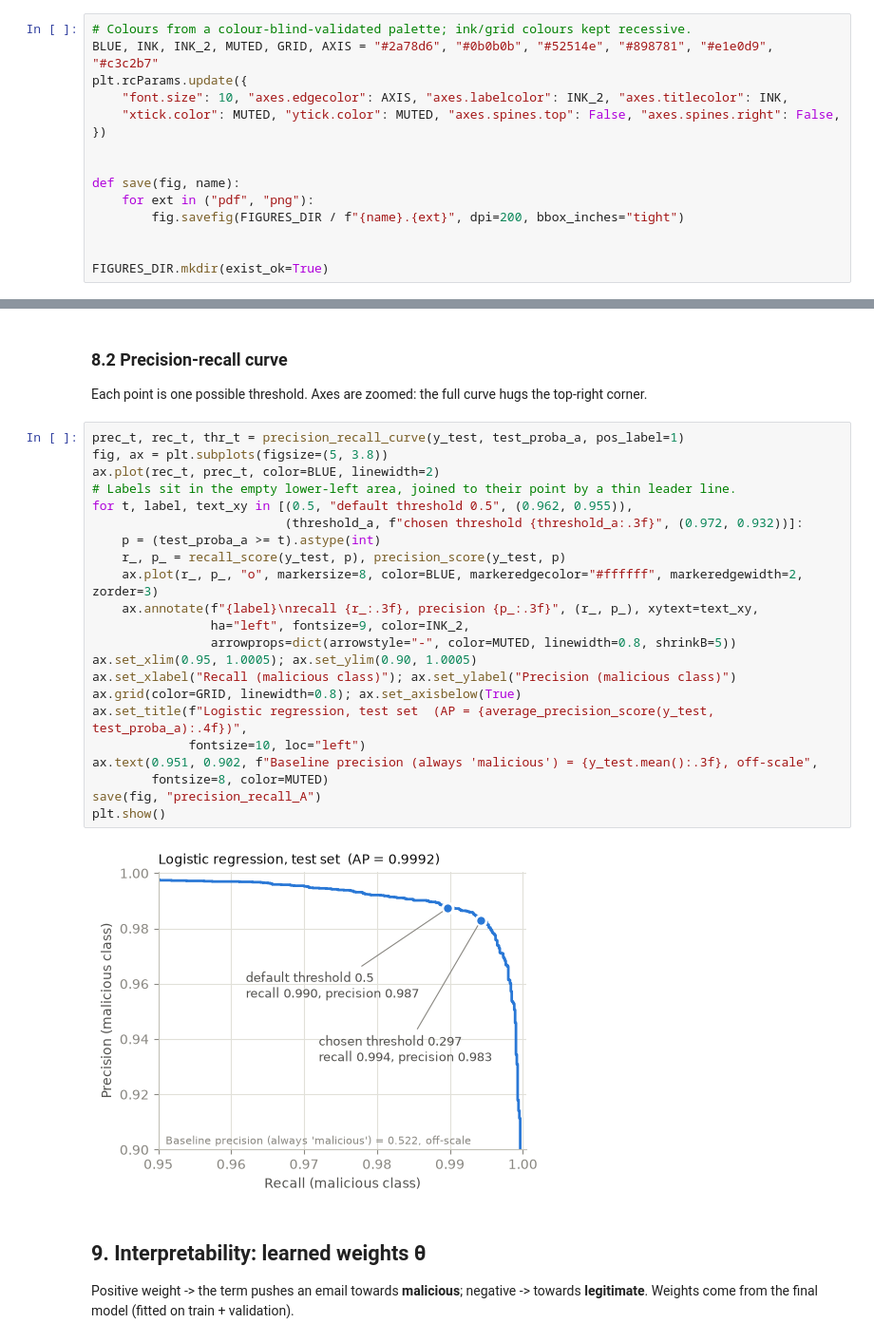
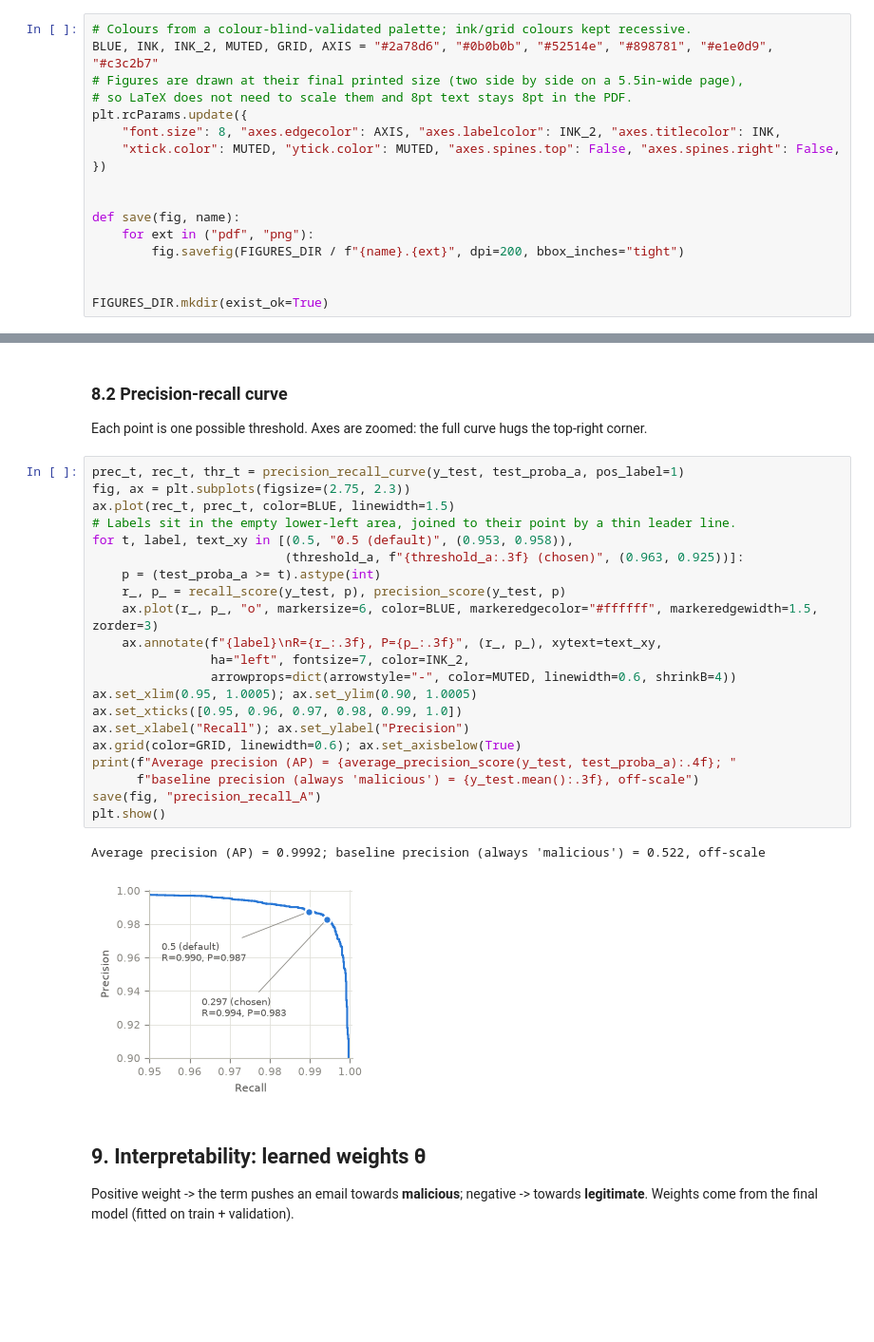
Before and after one commit to victorr-cm/phishing-email-classifier, a Jupyter notebook: phishing_classifier.ipynb, the cells around one changed output, grey strips where cells are left out. Shown at 95% size. Drawn from its saved outputs; the diff is of its cells as text; blank space fills up the shorter version.

```diff
--- a/phishing_classifier.ipynb
+++ b/phishing_classifier.ipynb
@@ -286,8 +286,10 @@ McNemar exact p-value = 0.2945  -> NOT significant at 5%
 # %%
 # Colours from a colour-blind-validated palette; ink/grid colours kept recessive.
 BLUE, INK, INK_2, MUTED, GRID, AXIS = "#2a78d6", "#0b0b0b", "#52514e", "#898781", "#e1e0d9", "#c3c2b7"
+# Figures are drawn at their final printed size (two side by side on a 5.5in-wide page),
+# so LaTeX does not need to scale them and 8pt text stays 8pt in the PDF.
 plt.rcParams.update({
-    "font.size": 10, "axes.edgecolor": AXIS, "axes.labelcolor": INK_2, "axes.titlecolor": INK,
+    "font.size": 8, "axes.edgecolor": AXIS, "axes.labelcolor": INK_2, "axes.titlecolor": INK,
     "xtick.color": MUTED, "ytick.color": MUTED, "axes.spines.top": False, "axes.spines.right": False,
 })
 
@@ -330,28 +333,28 @@ plt.show()
 Each point is one possible threshold. Axes are zoomed: the full curve hugs the top-right corner.
 # %%
 prec_t, rec_t, thr_t = precision_recall_curve(y_test, test_proba_a, pos_label=1)
-fig, ax = plt.subplots(figsize=(5, 3.8))
-ax.plot(rec_t, prec_t, color=BLUE, linewidth=2)
+fig, ax = plt.subplots(figsize=(2.75, 2.3))
+ax.plot(rec_t, prec_t, color=BLUE, linewidth=1.5)
 # Labels sit in the empty lower-left area, joined to their point by a thin leader line.
-for t, label, text_xy in [(0.5, "default threshold 0.5", (0.962, 0.955)),
-                          (threshold_a, f"chosen threshold {threshold_a:.3f}", (0.972, 0.932))]:
+for t, label, text_xy in [(0.5, "0.5 (default)", (0.953, 0.958)),
+                          (threshold_a, f"{threshold_a:.3f} (chosen)", (0.963, 0.925))]:
     p = (test_proba_a >= t).astype(int)
     r_, p_ = recall_score(y_test, p), precision_score(y_test, p)
-    ax.plot(r_, p_, "o", markersize=8, color=BLUE, markeredgecolor="#ffffff", markeredgewidth=2, zorder=3)
-    ax.annotate(f"{label}\nrecall {r_:.3f}, precision {p_:.3f}", (r_, p_), xytext=text_xy,
-                ha="left", fontsize=9, color=INK_2,
-                arrowprops=dict(arrowstyle="-", color=MUTED, linewidth=0.8, shrinkB=5))
+    ax.plot(r_, p_, "o", markersize=6, color=BLUE, markeredgecolor="#ffffff", markeredgewidth=1.5, zorder=3)
+    ax.annotate(f"{label}\nR={r_:.3f}, P={p_:.3f}", (r_, p_), xytext=text_xy,
+                ha="left", fontsize=7, color=INK_2,
+                arrowprops=dict(arrowstyle="-", color=MUTED, linewidth=0.6, shrinkB=4))
 ax.set_xlim(0.95, 1.0005); ax.set_ylim(0.90, 1.0005)
-ax.set_xlabel("Recall (malicious class)"); ax.set_ylabel("Precision (malicious class)")
-ax.grid(color=GRID, linewidth=0.8); ax.set_axisbelow(True)
-ax.set_title(f"Logistic regression, test set  (AP = {average_precision_score(y_test, test_proba_a):.4f})",
-             fontsize=10, loc="left")
-ax.text(0.951, 0.902, f"Baseline precision (always 'malicious') = {y_test.mean():.3f}, off-scale",
-        fontsize=8, color=MUTED)
+ax.set_xticks([0.95, 0.96, 0.97, 0.98, 0.99, 1.0])
+ax.set_xlabel("Recall"); ax.set_ylabel("Precision")
+ax.grid(color=GRID, linewidth=0.6); ax.set_axisbelow(True)
+print(f"Average precision (AP) = {average_precision_score(y_test, test_proba_a):.4f}; "
+      f"baseline precision (always 'malicious') = {y_test.mean():.3f}, off-scale")
 save(fig, "precision_recall_A")
 plt.show()
 # %% [output]
+Average precision (AP) = 0.9992; baseline precision (always 'malicious') = 0.522, off-scale
-[figure, old version]
+[figure, new version]
 # %% [markdown]
 ## 9. Interpretability: learned weights θ
 Positive weight -> the term pushes an email towards **malicious**; negative -> towards **legitimate**.
```
Also changed, not shown: parts of 8 cells of this notebook, 8 other files.
